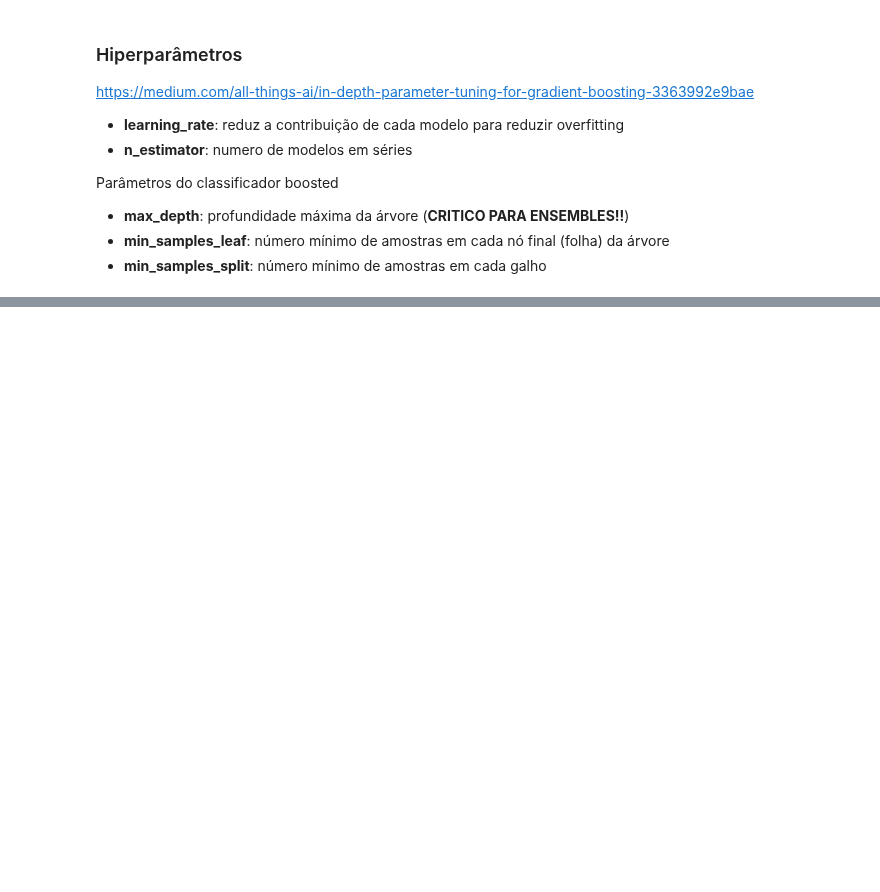
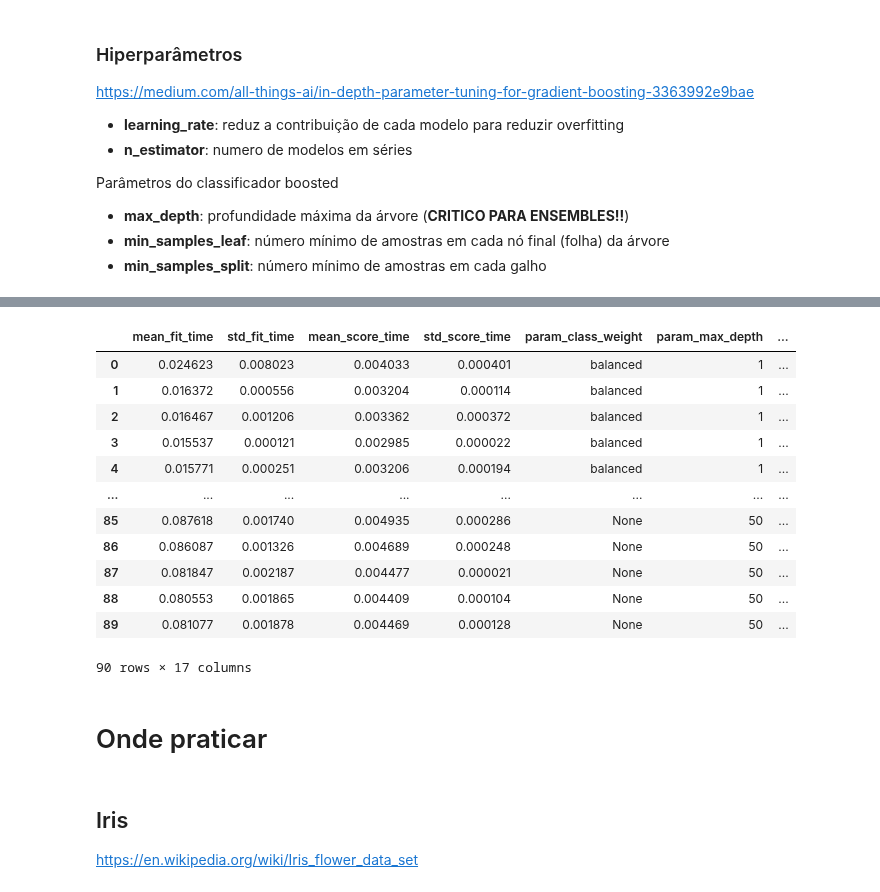
Before and after one commit to pedroteche-ih/64_PT_NOV202111, a Jupyter notebook: aulas/64 DA PT NOV-2021 Aula 20220331 Métodos de Classificação.ipynb, the cells around one changed output, grey strips where cells are left out. Saved outputs shown, nothing was run; the diff lists cells and outputs as text; code cells hidden in the pictures; blank space fills up the shorter version.

```diff
--- a/aulas/64 DA PT NOV-2021 Aula 20220331 Métodos de Classificação.ipynb
+++ b/aulas/64 DA PT NOV-2021 Aula 20220331 Métodos de Classificação.ipynb
@@ -411,0 +669,18 @@ gb_opt.cv_results_
+# %%
+pd.DataFrame(tree_opt.cv_results_)
+# %% [output]
+|  | mean_fit_time | std_fit_time | mean_score_time | std_score_time | param_class_weight | param_max_depth | ... |
+| 0 | 0.024623 | 0.008023 | 0.004033 | 0.000401 | balanced | 1 | ... |
+| 1 | 0.016372 | 0.000556 | 0.003204 | 0.000114 | balanced | 1 | ... |
+| 2 | 0.016467 | 0.001206 | 0.003362 | 0.000372 | balanced | 1 | ... |
+| 3 | 0.015537 | 0.000121 | 0.002985 | 0.000022 | balanced | 1 | ... |
+| 4 | 0.015771 | 0.000251 | 0.003206 | 0.000194 | balanced | 1 | ... |
+| ... | ... | ... | ... | ... | ... | ... | ... |
+| 85 | 0.087618 | 0.001740 | 0.004935 | 0.000286 | None | 50 | ... |
+| 86 | 0.086087 | 0.001326 | 0.004689 | 0.000248 | None | 50 | ... |
+| 87 | 0.081847 | 0.002187 | 0.004477 | 0.000021 | None | 50 | ... |
+| 88 | 0.080553 | 0.001865 | 0.004409 | 0.000104 | None | 50 | ... |
+| 89 | 0.081077 | 0.001878 | 0.004469 | 0.000128 | None | 50 | ... |
+90 rows × 17 columns
+# %% [markdown]
+# Onde praticar
@@ -411,0 +689,3 @@ gb_opt.cv_results_
+# %% [markdown]
+## Iris
+https://en.wikipedia.org/wiki/Iris_flower_data_set
```
Also changed, not shown: parts of 58 cells of this notebook, 1 other file.
